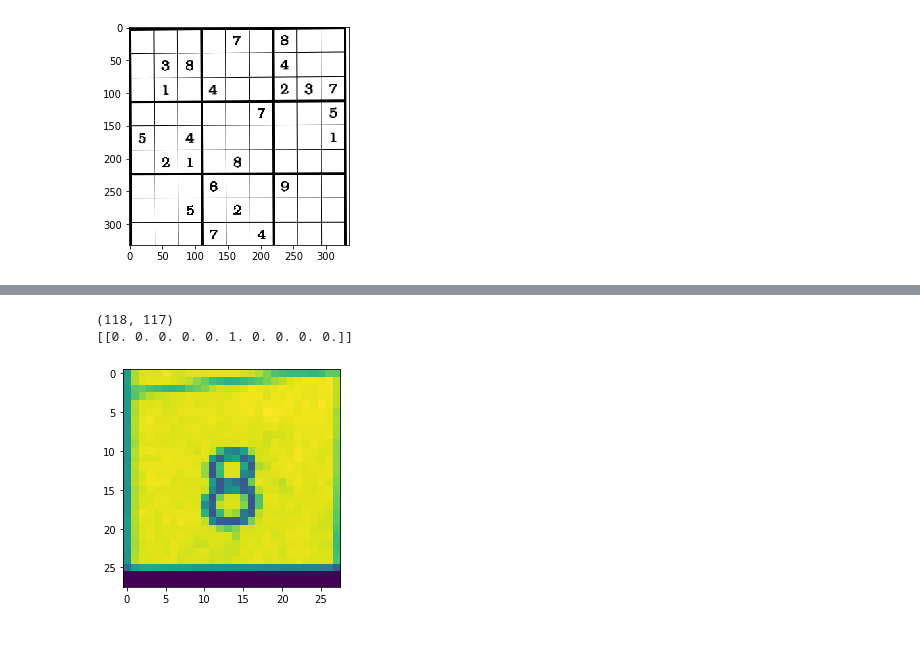
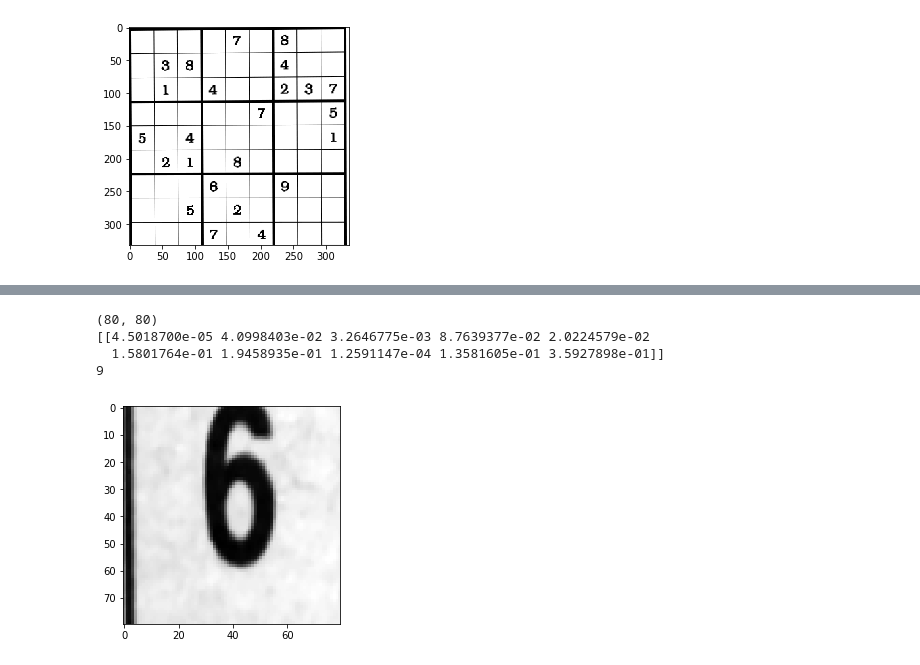
Before and after one commit to shreekanthsenthil/Sudoku-Solver-using-OpenCV, a Jupyter notebook: Grab.ipynb, the cells around one changed output, grey strips where cells are left out. Cells and saved outputs as stored; diff of their text form; code cells hidden in the pictures; blank space fills up the shorter version.

```diff
--- a/Grab.ipynb
+++ b/Grab.ipynb
@@ -133,0 +145,23 @@ plt.imshow(imgp[1],'gray')
+# %%
+def load_ocr_data(path):
+    # get a list of all the images
+    imlist = [os.path.join(path,f) for f in os.listdir(path)]
+    # create labels
+    labels = [int(imfile.split('/')[-1][0]) for imfile in imlist]
+
+    # create features from the images
+    features = []
+    for imname in imlist:
+        '''im = array(Image.open(imname).convert('L'))
+        features.append(compute_feature(im))'''
+        im = cv.imread(imname,cv.IMREAD_GRAYSCALE)
+        im = cv.medianBlur(im.copy(), 5)
+        #im = cv.adaptiveThreshold(im, 255, cv.ADAPTIVE_THRESH_GAUSSIAN_C, cv.THRESH_BINARY, 11, 2)
+        #im = cv.bitwise_not(im, im)
+        features.append(im)
+    return features,labels
+# %%
+features,labels = load_ocr_data('ocr_data/training/')
+features = np.asarray(features)
+labels = np.asarray(labels)
+print(labels)
@@ -150,6 +202,6 @@ x_test /= 255
 # %%
 model = Sequential()
-model.add(Conv2D(28, kernel_size=(3,3), input_shape=input_shape))
+model.add(Conv2D(28, kernel_size=(3,3), input_shape=(80,80,1)))
 model.add(MaxPooling2D(pool_size=(2, 2)))
 model.add(Flatten()) # Flattening the 2D arrays for fully connected layers
 model.add(Dense(128, activation=tf.nn.relu))
@@ -159,5 +211,5 @@ model.add(Dense(10,activation=tf.nn.softmax))
 model.compile(optimizer='adam',
               loss='sparse_categorical_crossentropy',
               metrics=['accuracy'])
-model.fit(x=x_train,y=y_train, epochs=10)
+model.fit(x=x_train,y=labels, epochs=5)
 # %% [output]
@@ -184,12 +226,25 @@ Epoch 10/10
 <keras.callbacks.callbacks.History at 0x...>
-# %%
-temp = np.array(imgp)
-print(temp[3].shape)
-temp1 = cv.resize(temp[8], (28,28), interpolation = cv.INTER_AREA)
-plt.imshow(temp1)
-temp1 = temp1.reshape(1,28, 28, 1)
-print(model.predict(np.array(temp1)))
-# %% [output]
-(118, 117)
-[[0. 0. 0. 0. 0. 1. 0. 0. 0. 0.]]
-[figure, removed]
+# %%
+temp = np.asarray(imgp)
+#print(temp[3].shape)
+temp1 = cv.medianBlur(temp[8].copy(), 3)
+#temp1 = cv.adaptiveThreshold(temp1, 255, cv.ADAPTIVE_THRESH_GAUSSIAN_C, cv.THRESH_BINARY, 11, 2)
+#temp1 = cv.bitwise_not(temp1, temp1)
+temp1 = cv.resize(temp1, (80,80), interpolation = cv.INTER_AREA)
+plt.imshow(temp1,'gray')
+print(temp1.shape)
+temp1 = temp1.reshape(1,80,80, 1)
+temp1 = temp1.astype('float32')
+temp1 /= 255
+predict = model.predict(temp1)
+print(predict)
+print(np.argmax(predict))
+#temp2 = cv.cvtColor(temp[5],cv.COLOR_GRAY2RGB)
+#pred = pytesseract.image_to_string(temp2, lang='eng',config='--psm 10 --oem 3 -c tessedit_char_whitelist=0123456789')
+#print(pred)
+# %% [output]
+(80, 80)
+[[4.5018700e-05 4.0998403e-02 3.2646775e-03 8.7639377e-02 2.0224579e-02
+  1.5801764e-01 1.9458935e-01 1.2591147e-04 1.3581605e-01 3.5927898e-01]]
+9
+[figure, added]
```
Also changed, not shown: parts of 10 cells of this notebook.
